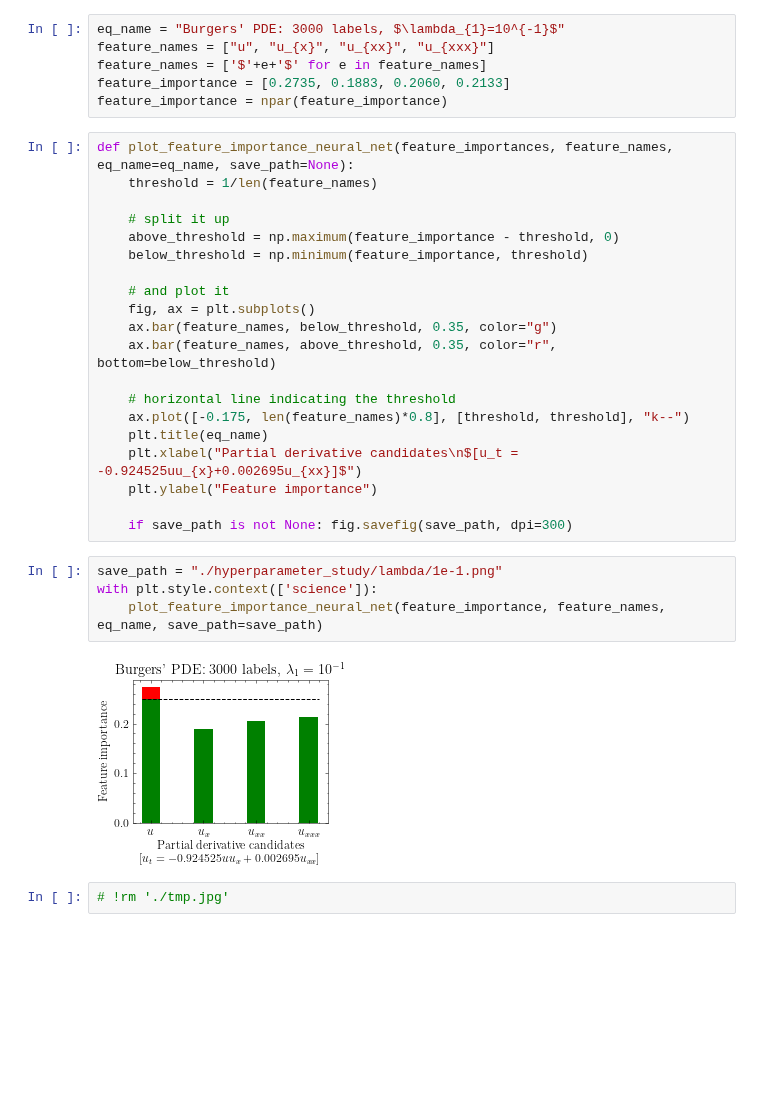
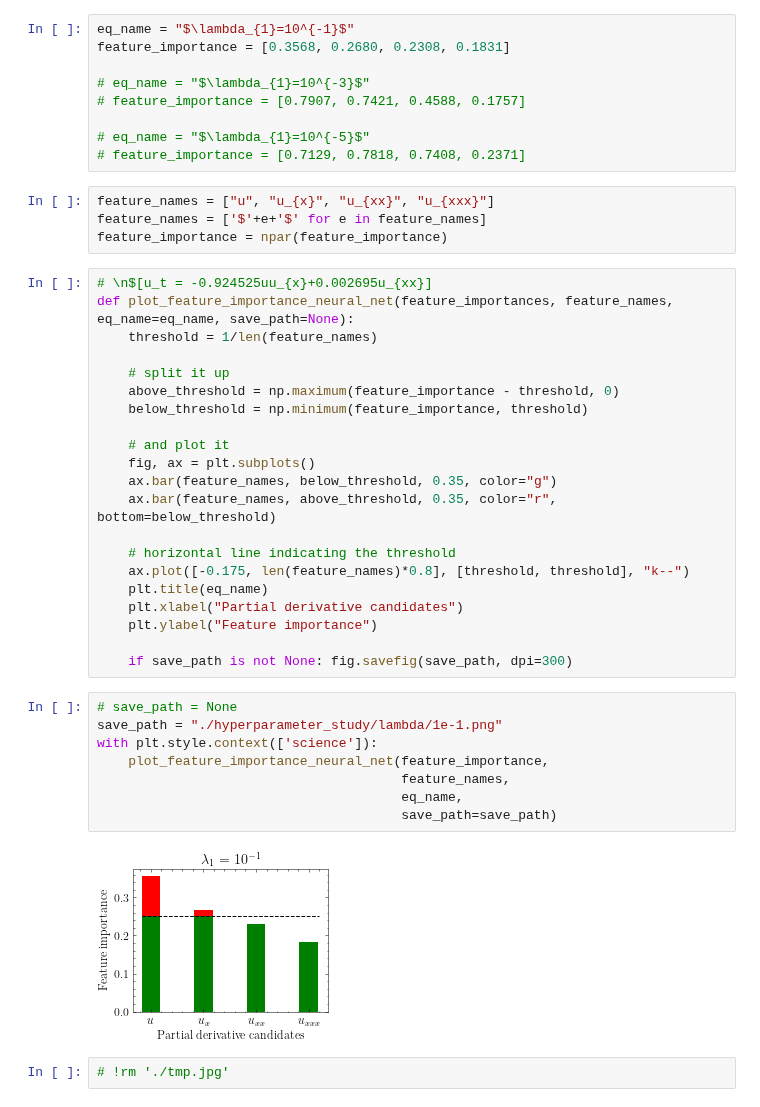
Before and after one commit to Pongpisit-Thanasutives/Multi-task-Physics-informed-neural-networks, a Jupyter notebook: visualization/Making figures.ipynb, the cells around one changed output. Drawn from its saved outputs; the diff is of its cells as text; blank space fills up the shorter version.

```diff
--- a/visualization/Making figures.ipynb
+++ b/visualization/Making figures.ipynb
@@ -11,11 +11,19 @@ Running Python 3.9.7
 You can use npar for np.array
+# %%
+eq_name = "$\lambda_{1}=10^{-1}$"
+feature_importance = [0.3568, 0.2680, 0.2308, 0.1831]
+
+# eq_name = "$\lambda_{1}=10^{-3}$"
+# feature_importance = [0.7907, 0.7421, 0.4588, 0.1757]
+
+# eq_name = "$\lambda_{1}=10^{-5}$"
+# feature_importance = [0.7129, 0.7818, 0.7408, 0.2371]
 # %%
-eq_name = "Burgers' PDE: 3000 labels, $\lambda_{1}=10^{-1}$"
 feature_names = ["u", "u_{x}", "u_{xx}", "u_{xxx}"]
 feature_names = ['$'+e+'$' for e in feature_names]
-feature_importance = [0.2735, 0.1883, 0.2060, 0.2133]
 feature_importance = npar(feature_importance)
 # %%
+# \n$[u_t = -0.924525uu_{x}+0.002695u_{xx}]
 def plot_feature_importance_neural_net(feature_importances, feature_names, eq_name=eq_name, save_path=None):
     threshold = 1/len(feature_names)
 
@@ -31,16 +39,20 @@ def plot_feature_importance_neural_net(feature_importances, feature_names, eq_na
     # horizontal line indicating the threshold
     ax.plot([-0.175, len(feature_names)*0.8], [threshold, threshold], "k--")
     plt.title(eq_name)
-    plt.xlabel("Partial derivative candidates\n$[u_t = -0.924525uu_{x}+0.002695u_{xx}]$")
+    plt.xlabel("Partial derivative candidates")
     plt.ylabel("Feature importance")
 
     if save_path is not None: fig.savefig(save_path, dpi=300)
 # %%
+# save_path = None
 save_path = "./hyperparameter_study/lambda/1e-1.png"
 with plt.style.context(['science']):
-    plot_feature_importance_neural_net(feature_importance, feature_names, eq_name, save_path=save_path)
+    plot_feature_importance_neural_net(feature_importance,
+                                       feature_names,
+                                       eq_name,
+                                       save_path=save_path)
 # %% [output]
-[figure, old version]
+[figure, new version]
 # %%
 # !rm './tmp.jpg'
 # %%
```
Also changed, not shown: parts of 1 cell of this notebook, 27 other files.
